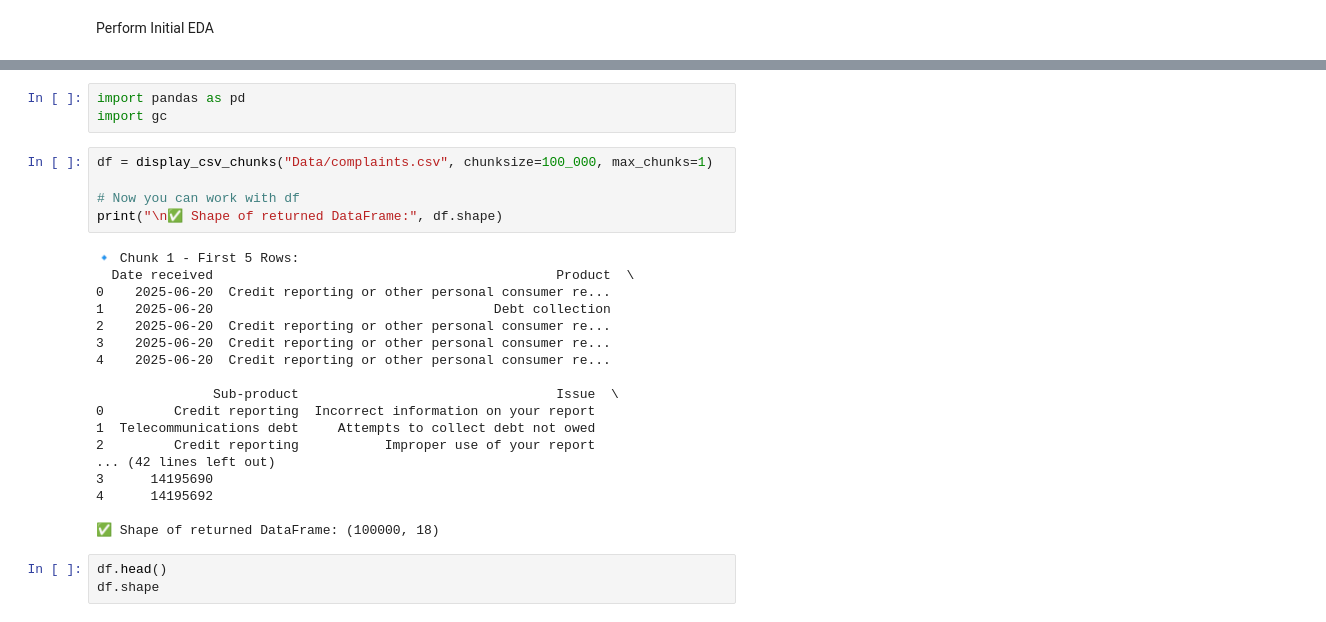
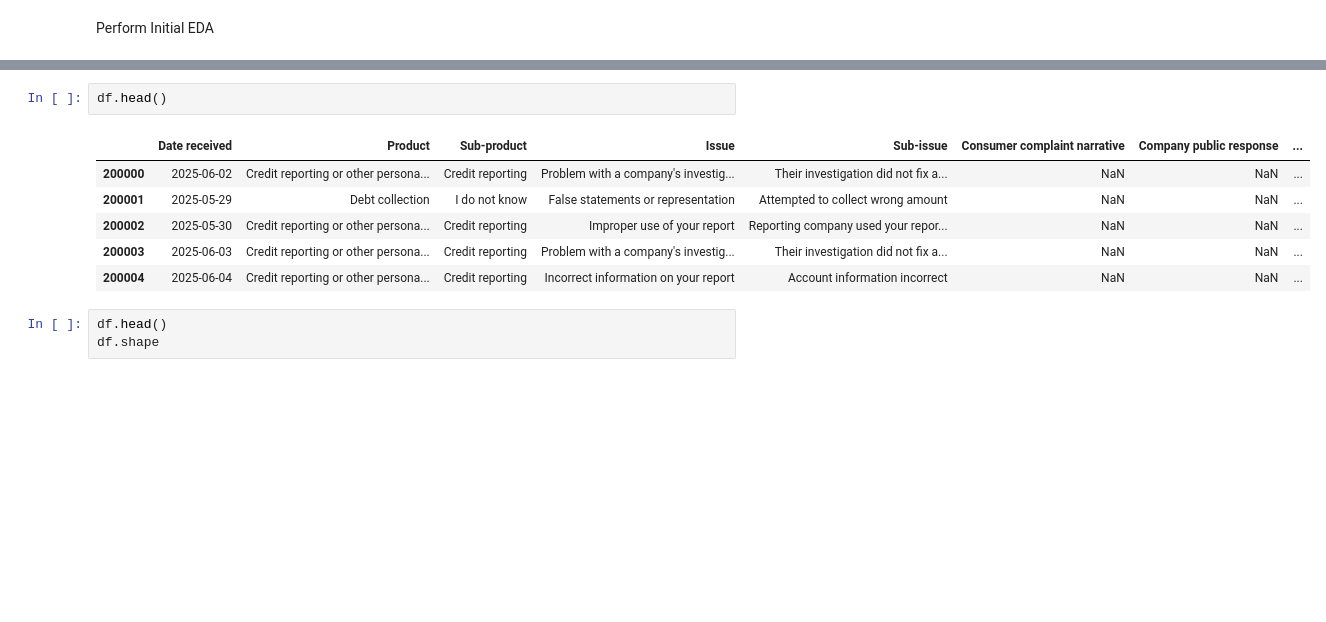
Before and after one commit to Addisu22/Intelligent-Complaint-Analysis-for-Financial-Services, a Jupyter notebook: Notebooks/EDA_Preprocessing.ipynb, the cells around one changed output, grey strips where cells are left out. Saved outputs shown, nothing was run; the diff lists cells and outputs as text; blank space fills up the shorter version.

```diff
--- a/Notebooks/EDA_Preprocessing.ipynb
+++ b/Notebooks/EDA_Preprocessing.ipynb
@@ -26,29 +42,12 @@ Error loading file: Unable to allocate 1.15 GiB for an array with shape (16, 960
-# %%
-import pandas as pd
-import gc
-# %%
-df = display_csv_chunks("Data/complaints.csv", chunksize=100_000, max_chunks=1)
-
-# Now you can work with df
-print("\n✅ Shape of returned DataFrame:", df.shape)
-# %% [output]
-🔹 Chunk 1 - First 5 Rows:
-  Date received                                            Product  \
-0    2025-06-20  Credit reporting or other personal consumer re...
-1    2025-06-20                                    Debt collection
-2    2025-06-20  Credit reporting or other personal consumer re...
-3    2025-06-20  Credit reporting or other personal consumer re...
-4    2025-06-20  Credit reporting or other personal consumer re...
-
-               Sub-product                                 Issue  \
-0         Credit reporting  Incorrect information on your report
-1  Telecommunications debt     Attempts to collect debt not owed
-2         Credit reporting           Improper use of your report
-... (42 lines left out)
-3      14195690
-4      14195692
-
-✅ Shape of returned DataFrame: (100000, 18)
+# %%
+df.head()
+# %% [output]
+|  | Date received | Product | Sub-product | Issue | Sub-issue | Consumer complaint narrative | Company public response | ... |
+| 200000 | 2025-06-02 | Credit reporting or other persona... | Credit reporting | Problem with a company's investig... | Their investigation did not fix a... | NaN | NaN | ... |
+| 200001 | 2025-05-29 | Debt collection | I do not know | False statements or representation | Attempted to collect wrong amount | NaN | NaN | ... |
+| 200002 | 2025-05-30 | Credit reporting or other persona... | Credit reporting | Improper use of your report | Reporting company used your repor... | NaN | NaN | ... |
+| 200003 | 2025-06-03 | Credit reporting or other persona... | Credit reporting | Problem with a company's investig... | Their investigation did not fix a... | NaN | NaN | ... |
+| 200004 | 2025-06-04 | Credit reporting or other persona... | Credit reporting | Incorrect information on your report | Account information incorrect | NaN | NaN | ... |
 # %%
 df.head()
 df.shape
```
Also changed, not shown: parts of 7 cells of this notebook.
